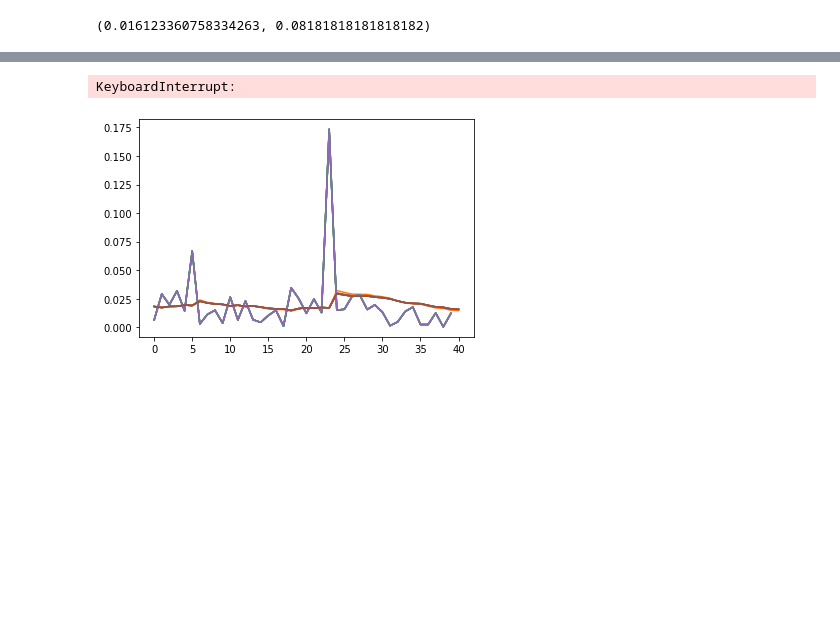
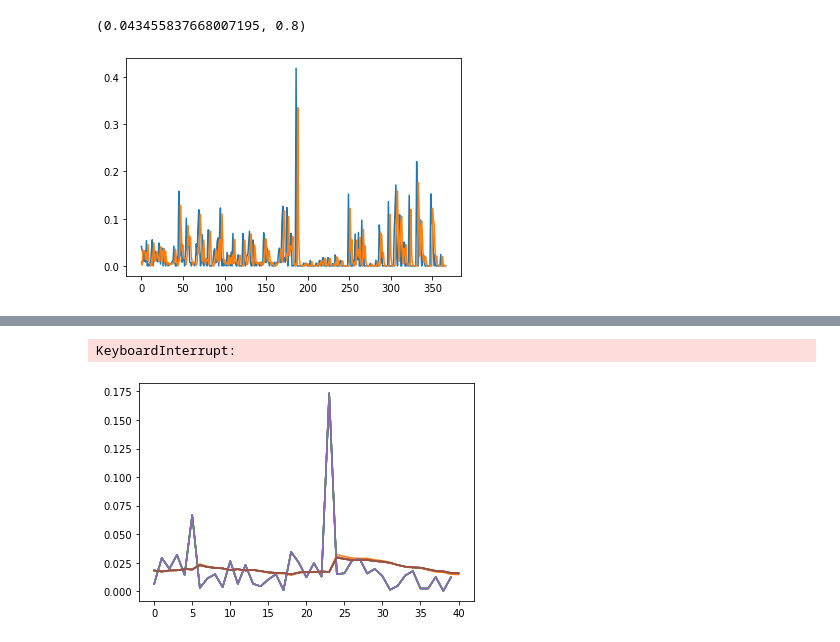
Before and after one commit to Wolvpak/ProjetFinance, a Jupyter notebook: volatility.ipynb, the cells around one changed output, grey strips where cells are left out. Cells and saved outputs as stored; diff of their text form; code cells hidden in the pictures; blank space fills up the shorter version.

```diff
--- a/volatility.ipynb
+++ b/volatility.ipynb
@@ -161,10 +168,11 @@ def custom_volatility(y,l,alpha,plot_last): #y = squared returns
 # %%
 #toujours les memes valeurs on dirait
 #jsp
 y = np.log(data['Close']).diff().dropna()
-custom_volatility(y,40,np.linspace(0.01,0.8,num=100),40)
+custom_volatility(y,30,np.linspace(0.8,0.8,num=2),365)
 # %% [output]
-(0.016123360758334263, 0.08181818181818182)
+(0.043455837668007195, 0.8)
+[figure, added]
 # %%
 # probleme dans le stockage du s je pense comprend pas pq on a une valeur a chaque instant
 y = np.log(data['Close']).diff().dropna()
```
Also changed, not shown: parts of 6 cells of this notebook, 6 other files.
